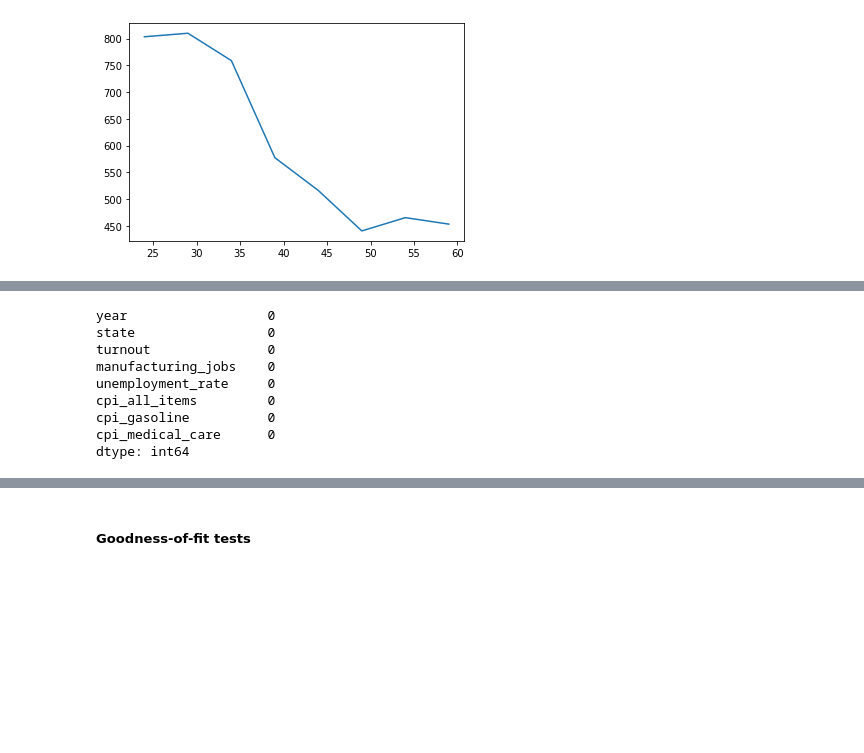
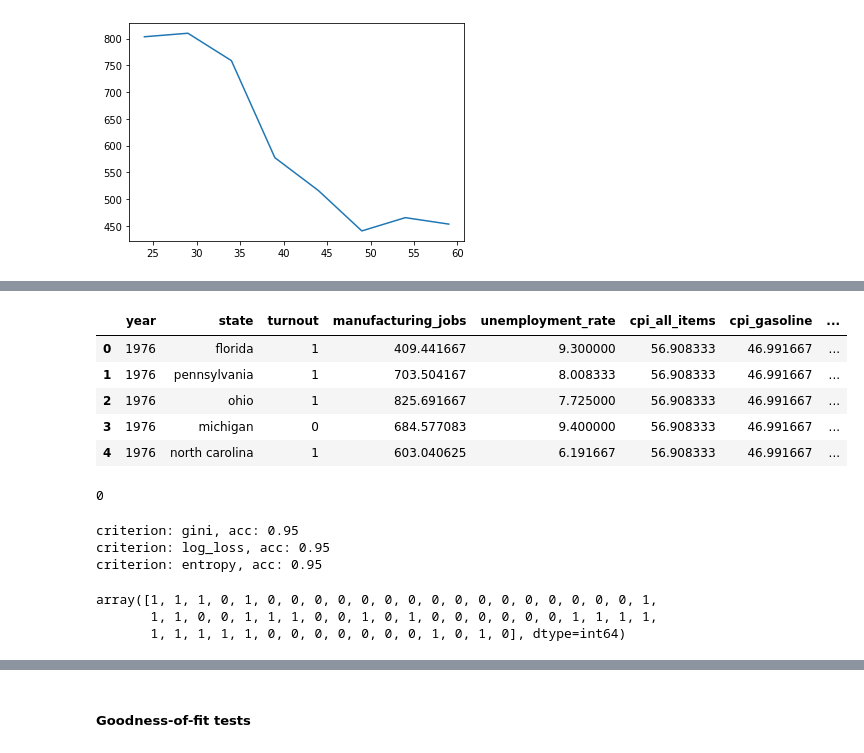
Before and after one commit to pndang/MATH189, a Jupyter notebook: Project/elections-analysis.ipynb, the cells around one changed output, grey strips where cells are left out. Cells and saved outputs as stored; diff of their text form; code cells hidden in the pictures; blank space fills up the shorter version.

Commit message:
add decision tree

```diff
--- a/Project/elections-analysis.ipynb
+++ b/Project/elections-analysis.ipynb
@@ -715,0 +771,24 @@ mlDf
+# %%
+# one-hot encoding the 5 states
+
+state_one_hot = defaultdict(list)
+
+for s in mlDf['state']:
+    state_one_hot[s].append(1)
+    for other in top5swing:
+        if other != s:
+            state_one_hot[other].append(0)
+# %%
+mlDf['fl_one_hot'] = state_one_hot['florida']
+mlDf['penn_one_hot'] = state_one_hot['pennsylvania']
+mlDf['ohio_one_hot'] = state_one_hot['ohio']
+mlDf['mi_one_hot'] = state_one_hot['michigan']
+mlDf['nc_one_hot'] = state_one_hot['north carolina']
+mlDf.head()
+# %% [output]
+|  | year | state | turnout | manufacturing_jobs | unemployment_rate | cpi_all_items | cpi_gasoline | ... |
+| 0 | 1976 | florida | 1 | 409.441667 | 9.300000 | 56.908333 | 46.991667 | ... |
+| 1 | 1976 | pennsylvania | 1 | 703.504167 | 8.008333 | 56.908333 | 46.991667 | ... |
+| 2 | 1976 | ohio | 1 | 825.691667 | 7.725000 | 56.908333 | 46.991667 | ... |
+| 3 | 1976 | michigan | 0 | 684.577083 | 9.400000 | 56.908333 | 46.991667 | ... |
+| 4 | 1976 | north carolina | 1 | 603.040625 | 6.191667 | 56.908333 | 46.991667 | ... |
@@ -716,13 +799,5 @@ mlDf
 # %%
 # sanity check (any NaNs left?)
-mlDf.isna().sum()
+mlDf.isna().sum().sum()
 # %% [output]
-year                  0
-state                 0
-turnout               0
-manufacturing_jobs    0
-unemployment_rate     0
-cpi_all_items         0
-cpi_gasoline          0
-cpi_medical_care      0
-dtype: int64
+0
@@ -728,0 +808,27 @@ dtype: int64
+# %%
+from sklearn import tree
+
+# model features
+X = mlDf.drop(columns=['turnout'])
+
+# model target variable
+y = mlDf['turnout']
+
+# clf = RandomForestClassifier(n_estimators=1)
+for criterion in ['gini', 'log_loss', 'entropy']:
+    clf = tree.DecisionTreeClassifier(criterion=criterion, max_depth=5)
+    clf.fit(X, y)
+    pred = clf.predict(X)
+    acc = np.sum(pred == y) / len(y)
+    print(f"criterion: {criterion}, acc: {acc}")
+# %% [output]
+criterion: gini, acc: 0.95
+criterion: log_loss, acc: 0.95
+criterion: entropy, acc: 0.95
+# %%
+pred = clf.predict(X)
+pred
+# %% [output]
+array([1, 1, 1, 0, 1, 0, 0, 0, 0, 0, 0, 0, 0, 0, 0, 0, 0, 0, 0, 0, 0, 1,
+       1, 1, 0, 0, 1, 1, 1, 0, 0, 1, 0, 1, 0, 0, 0, 0, 0, 0, 1, 1, 1, 1,
+       1, 1, 1, 1, 1, 0, 0, 0, 0, 0, 0, 0, 1, 0, 1, 0], dtype=int64)
```
Also changed, not shown: parts of 13 cells of this notebook, 1 other file.
